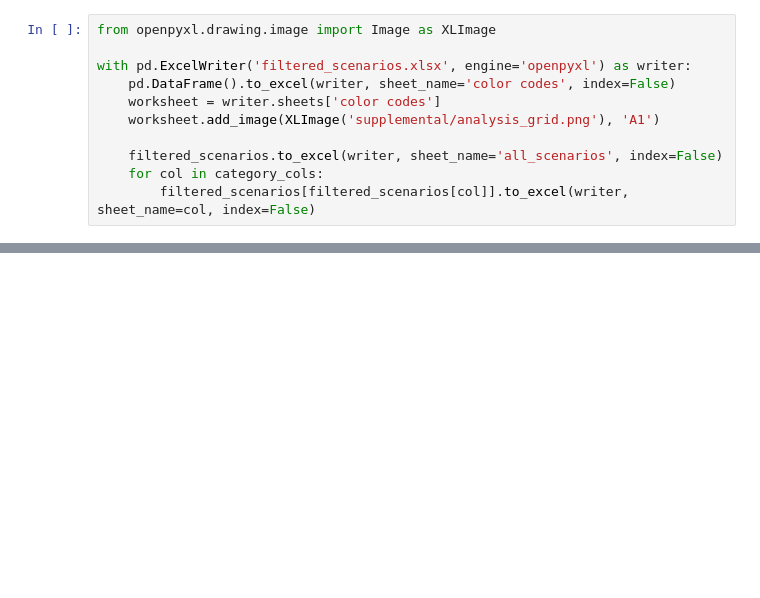
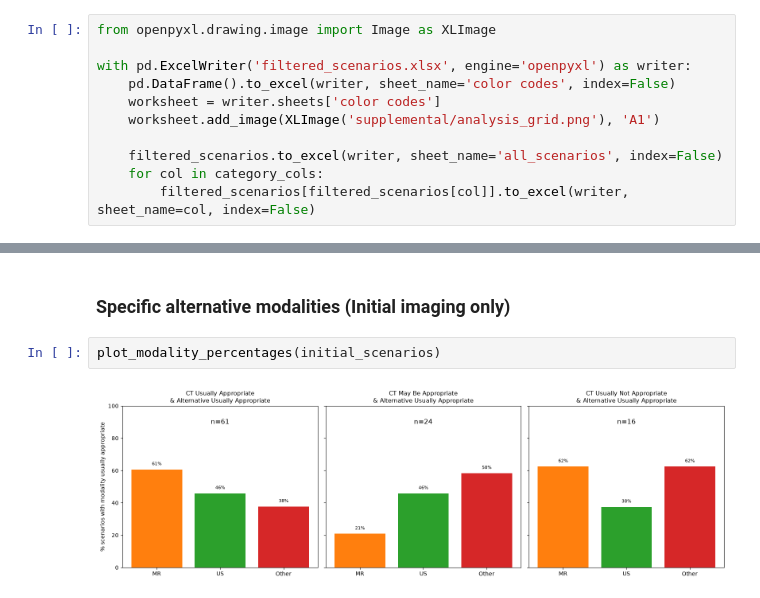
Before and after one commit to bsalexander/acr_analysis, a Jupyter notebook: analyze.ipynb, the cells around one changed output, grey strips where cells are left out. Saved outputs shown, nothing was run; the diff lists cells and outputs as text; blank space fills up the shorter version.

```diff
--- a/analyze.ipynb
+++ b/analyze.ipynb
@@ -634,0 +766,6 @@ with pd.ExcelWriter('filtered_scenarios.xlsx', engine='openpyxl') as writer:
+# %% [markdown]
+### Specific alternative modalities (Initial imaging only)
+# %%
+plot_modality_percentages(initial_scenarios)
+# %% [output]
+[figure, added]
```
Also changed, not shown: parts of 24 cells of this notebook, 1 other file.
